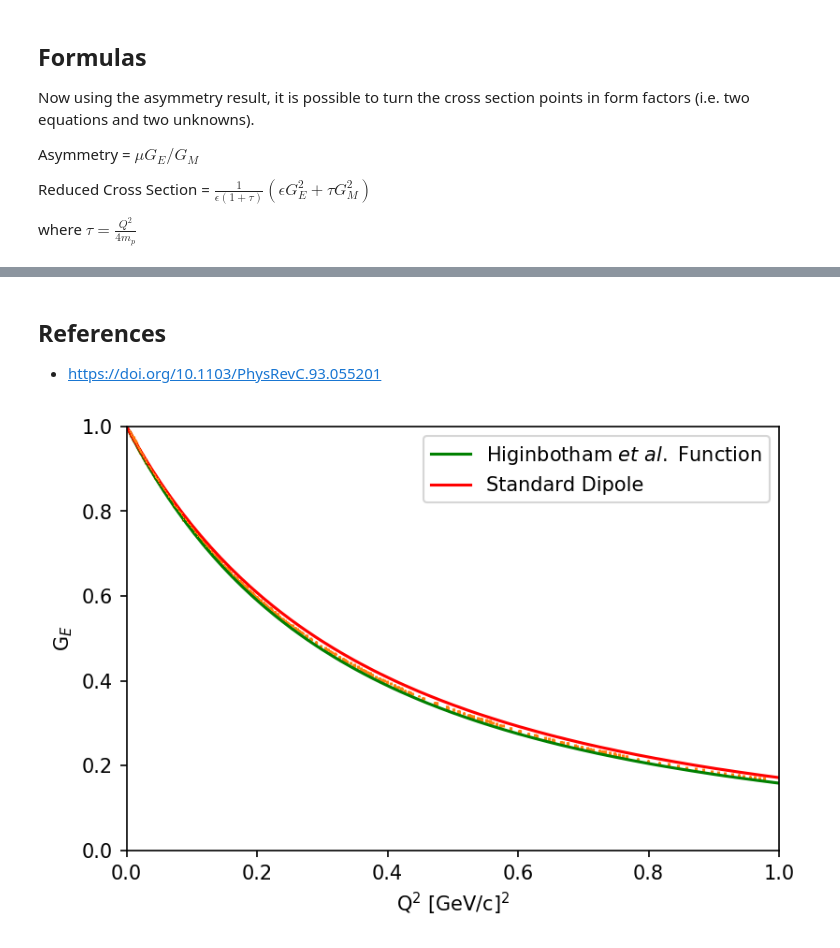
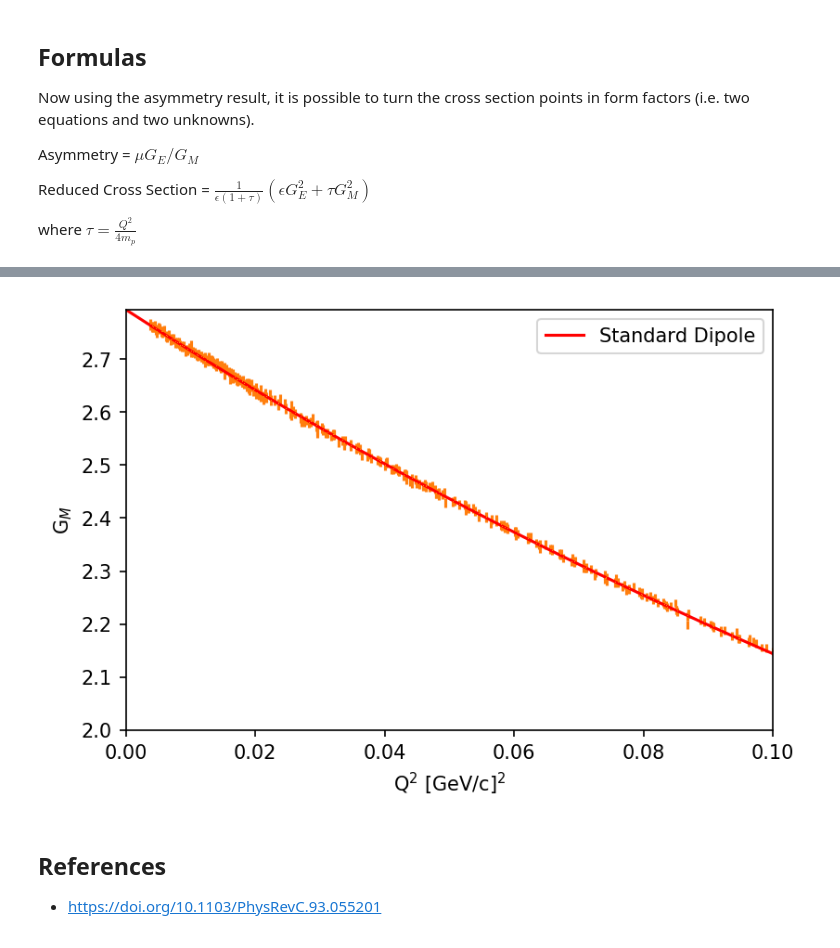
Before and after one commit to JeffersonLab/AsymmetryData, a Jupyter notebook: CrossSectionData.ipynb, the cells around one changed output, grey strips where cells are left out. Drawn from its saved outputs; the diff is of its cells as text; code cells hidden in the pictures.

```diff
--- a/CrossSectionData.ipynb
+++ b/CrossSectionData.ipynb
@@ -76,39 +113,22 @@ for n in range(len(q2)):
+# %%
+plt.figure(dpi=150)
+
+plt.plot(q2,gm,',')
+
+plt.errorbar(q2,gm,yerr=ugm,fmt=',')
+
+plt.plot(mq2,mdd,'-',color='red',label='Standard Dipole')
+plt.xlim(0,0.1)
+plt.ylim(2,2.793)
+plt.xlabel('Q$^2$ [GeV/c]$^2$')
+plt.ylabel('G$_M$')
+plt.legend()
+plt.savefig("./Figures/GmFigure.png") # Raster Graphic
+plt.savefig("./Figures/GmFigure.pdf") # Vector Graphic
+plt.show()
+# %% [output]
+[figure, added]
 # %% [markdown]
 ## References
 
 * https://doi.org/10.1103/PhysRevC.93.055201
-# %%
-import matplotlib.pyplot as plt
-
-def sd(q2):
-    return (1+25.7*0.11/2*q2)**(-2)
-
-def dd(q2):
-    return (1+25.7*0.1176/2*q2)**(-2)
-
-rdd=[]
-sdd=[]
-mdd=[]
-
-mq2=np.linspace(0,1,1000)
-for n in mq2:
-    rdd.append(dd(n))
-    sdd.append(sd(n))
-    mdd.append(sd(n)*2.793)
-
-plt.figure(dpi=150)
-
-plt.plot(q2,ge,',')
-
-plt.errorbar(q2,ge,yerr=uge,fmt=',')
-
-plt.plot(mq2,rdd,'r',color='green',label='Higinbotham $\it{et\ al.}$ Function')
-plt.plot(mq2,sdd,'-',color='red',label='Standard Dipole')
-plt.xlim(0,1)
-plt.ylim(0,1)
-plt.xlabel('Q$^2$ [GeV/c]$^2$')
-plt.ylabel('G$_E$')
-plt.legend()
-plt.show()
-# %% [output]
-[figure, removed]
```
Also changed, not shown: parts of 3 cells of this notebook, 4 other files.
